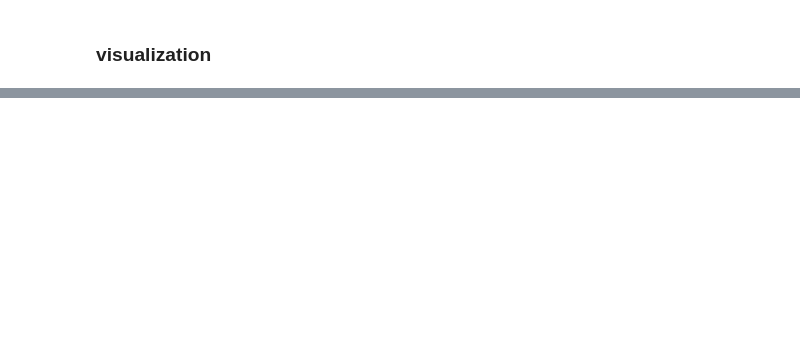
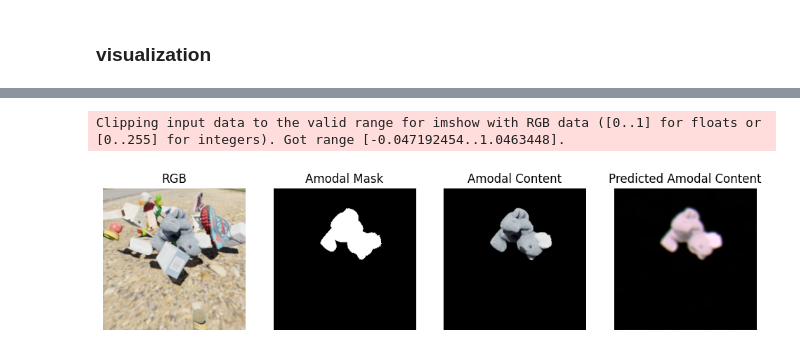
Before and after one commit to campbell108/groupj_llnl, a Jupyter notebook: task1_1/seoyeong.ipynb, the cells around one changed output, grey strips where cells are left out. Saved outputs shown, nothing was run; the diff lists cells and outputs as text; code cells hidden in the pictures; blank space fills up the shorter version.

Commit message:
update notebook with task 1.2

```diff
--- a/task1_1/seoyeong.ipynb
+++ b/task1_1/seoyeong.ipynb
@@ -758,0 +903,3 @@ plt.show()
+# %%
+task_1_2_model = Task_1_2_Model()
+task_1_2_model
@@ -758,0 +957,6 @@ plt.show()
+# %%
+rgb_tensor, modal_tensor, amodal_tensor, amodal_content_tensor, video_dicts = make_dataset12(DIR_DATA, [0])
+# %%
+train_dataset_1_2 = Task_1_2_Dataset(rgb_tensor, modal_tensor, amodal_tensor, amodal_content_tensor)
+# %%
+task_1_2_dataloader = DataLoader(train_dataset_1_2, batch_size=4, shuffle=True)
@@ -758,0 +969,28 @@ plt.show()
+# %%
+rgb_image, modal_mask, amodal_mask, amodal_content = next(iter(task_1_2_dataloader))
+task_1_1_model.eval()
+with torch.no_grad():
+    input = torch.cat([rgb_image, amodal_mask.unsqueeze(1)], dim=1)
+    pred_amodal_content = task_1_2_model(input)
+
+plt.figure(figsize=(12,3))
+plt.subplot(1,4,1)
+plt.imshow(rgb_image[0].permute(1,2,0).numpy())
+plt.title("RGB")
+plt.axis('off')
+plt.subplot(1,4,2)
+plt.imshow(amodal_mask[0].numpy(), cmap='gray')
+plt.title("Amodal Mask")
+plt.axis('off')
+plt.subplot(1,4,3)
+plt.imshow(amodal_content[0].permute(1,2,0).numpy(), cmap='gray')
+plt.title("Amodal Content")
+plt.axis('off')
+plt.subplot(1,4,4)
+plt.imshow(pred_amodal_content[0].permute(1,2,0).numpy(), cmap='gray')
+plt.title("Predicted Amodal Content")
+plt.axis('off')
+plt.show()
+# %% [output]
+Clipping input data to the valid range for imshow with RGB data ([0..1] for floats or [0..255] for integers). Got range [-0.047192454..1.0463448].
+[figure, added]
```
Also changed, not shown: parts of 12 cells of this notebook.
